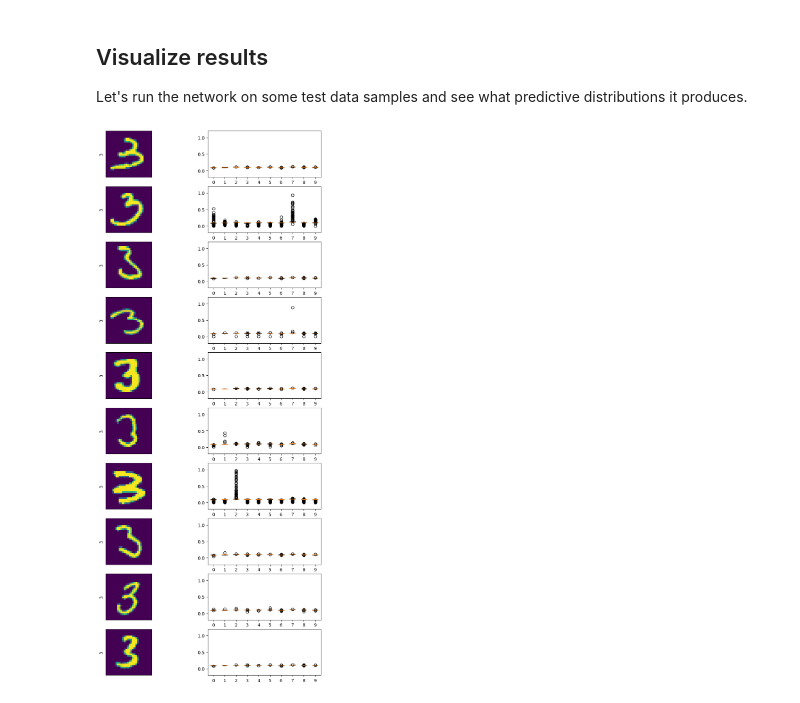
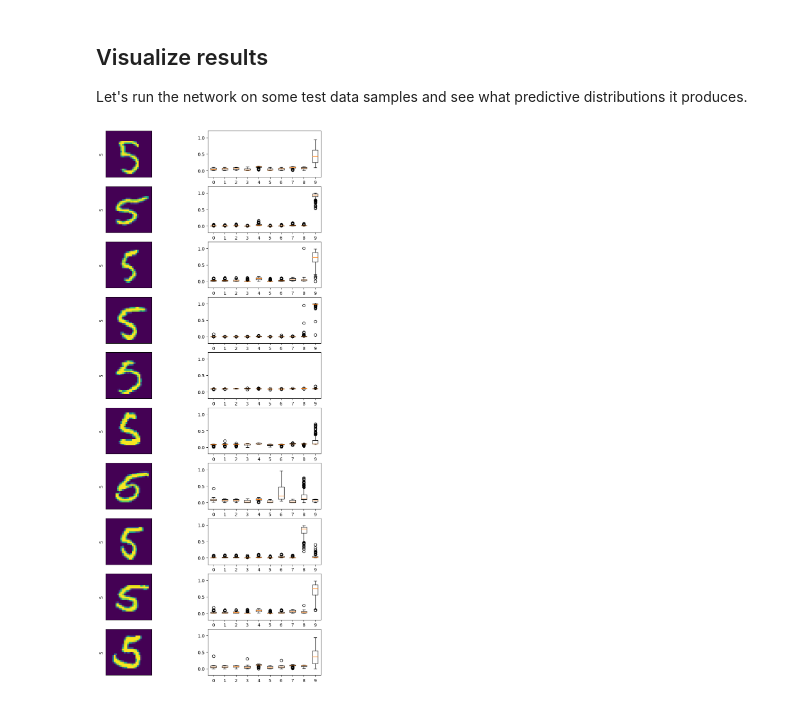
Before and after one commit to ManuelNickel/bayesian_demo, a Jupyter notebook: demo-books/svicnn.ipynb, the cells around one changed output. Cells and saved outputs as stored; diff of their text form; code cells hidden in the pictures.

```diff
--- a/demo-books/svicnn.ipynb
+++ b/demo-books/svicnn.ipynb
@@ -257,14 +258,14 @@ Let's run the network on some test data samples and see what predictive distribu
 # %%
 # Pick n test images and sample each num_samples times
 # To select only a certain class, assign filter_class the corresponding number
 num_images = 10
 num_samples_per_image = 256
-select_class = 3
+select_class = 5
 
 _, test = make_mnist()
 images, labels, samples = run_model_on_data(model, test, num_images, num_samples_per_image, select_class)
 
 # Show images alongside Whisker plots
 show_images(images, samples, labels)
 # %% [output]
-[figure, old version]
+[figure, new version]
```
